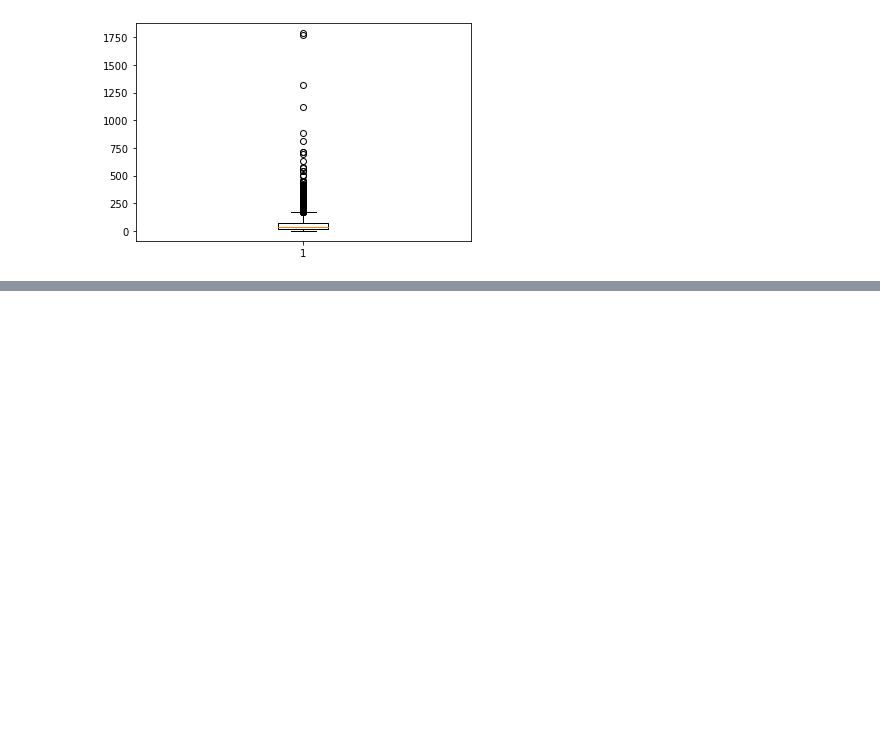
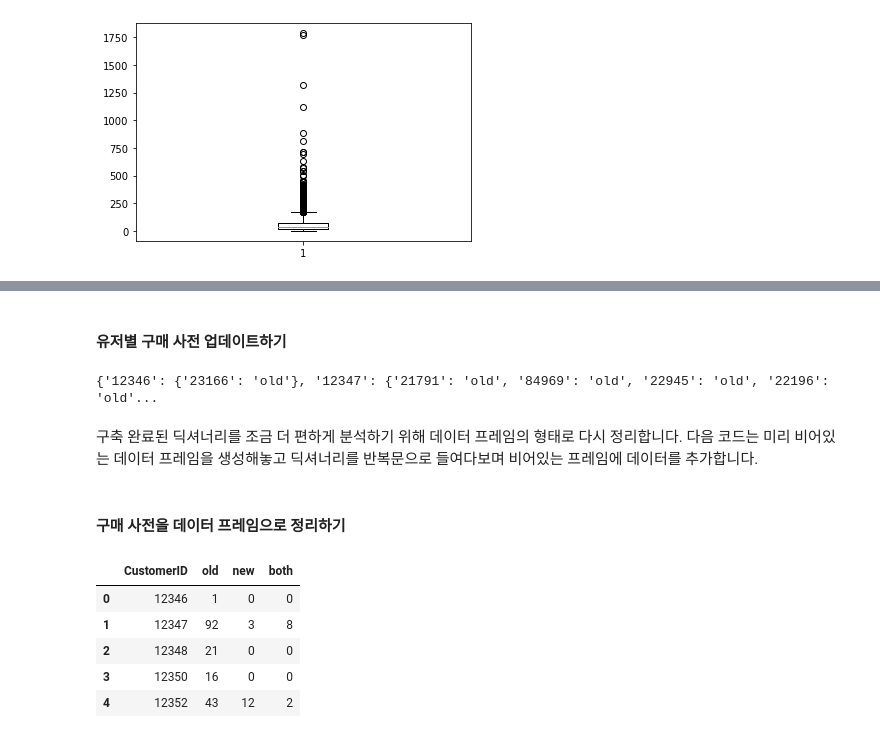
Before and after one commit to choiuikang/with_python, a Jupyter notebook: chapter-5.2.ipynb, the cells around one changed output, grey strips where cells are left out. Drawn from its saved outputs; the diff is of its cells as text; code cells hidden in the pictures; blank space fills up the shorter version.

```diff
--- a/chapter-5.2.ipynb
+++ b/chapter-5.2.ipynb
@@ -240,0 +322,59 @@ plt.show()
+# %% [markdown]
+#### 유저별 구매 사전 업데이트하기
+# %%
+# 11월 이전에만 구매한 상품은 'old', 이후에만 구매한 상품은 'new', 모두 구매한 상품은 'both'라고 표기합니다.
+for customer_id, stocks in customer_item_end_set.items():
+    # 11월 이전 구매기록이 있는 유저인지를 체크합니다.
+    if customer_id in customer_item_dict:
+        for stock_code in stocks:
+            # 구매한 적 있는 상품인지를 체크한 뒤, 상태를 표기합니다.
+            if stock_code in customer_item_dict[customer_id]            :
+                customer_item_dict[customer_id][stock_code] = 'both'
+            else:
+                customer_item_dict[customer_id][stock_code] = 'new'
+    # 11월 이전 구매기록이 없는 유저라면 모두 'new'로 표기합니다.
+    else:
+        customer_item_dict[customer_id] = {}
+        for stock_code in stocks:
+            customer_item_dict[customer_id][stock_code] = 'new'
+
+print(str(customer_item_dict)[:100] +"...")
+# %% [output]
+{'12346': {'23166': 'old'}, '12347': {'21791': 'old', '84969': 'old', '22945': 'old', '22196': 'old'...
+# %% [markdown]
+구축 완료된 딕셔너리를 조금 더 편하게 분석하기 위해 데이터 프레임의 형태로 다시 정리합니다. 다음 코드는 미리 비어있는 데이터 프레임을 생성해놓고 딕셔너리를 반복문으로 들여다보며 비어있는 프레임에 데이터를 추가합니다.
+# %% [markdown]
+#### 구매 사전을 데이터 프레임으로 정리하기
+# %%
+# 'old','new','both'를 유저별로 탐색하여 데이터 프레임을 생성합니다.
+columns = ['CustomerID', 'old', 'new', 'both']
+df_order_info = pd.DataFrame(columns=columns)
+
+# 데이터 프레임을 생성하는 과정입니다.
+for customer_id in customer_item_dict:
+    old = 0
+    new = 0
+    both = 0
+
+    # 상품 상태(old, new, both)를 체크하여 데이터 프레임에 append할 수 있는 형태로 처리합니다.
+    for stock_code in customer_item_dict[customer_id]:
+        status = customer_item_dict[customer_id][stock_code]
+        if status == 'old':
+            old += 1
+        elif status == 'new':
+            new += 1
+        else:
+            both += 1
+    # df_order_info에 데이터를 append합니다.
+    row = [customer_id, old, new, both]
+    series = pd.Series(row, index=columns)
+    df_order_info = df_order_info.append(series, ignore_index=True)
+
+df_order_info.head()
+# %% [output]
+|  | CustomerID | old | new | both |
+| 0 | 12346 | 1 | 0 | 0 |
+| 1 | 12347 | 92 | 3 | 8 |
+| 2 | 12348 | 21 | 0 | 0 |
+| 3 | 12350 | 16 | 0 | 0 |
+| 4 | 12352 | 43 | 12 | 2 |
```
Also changed, not shown: parts of 17 cells of this notebook.
